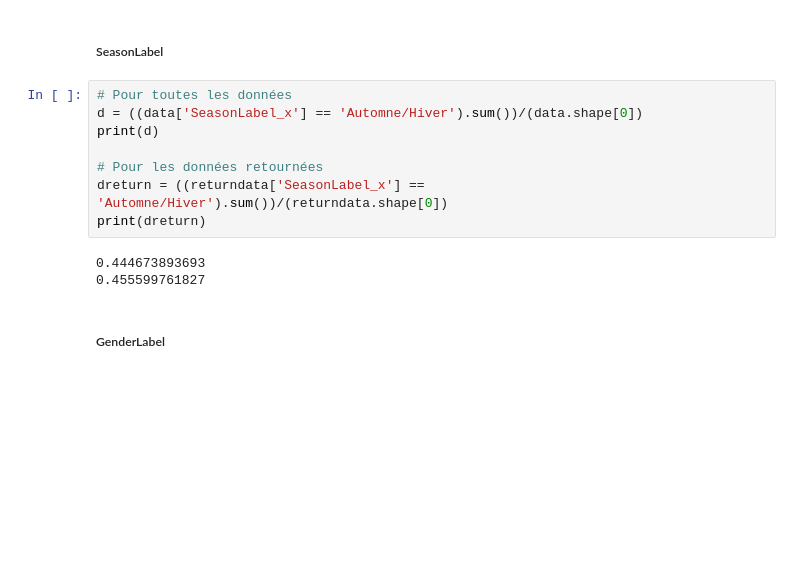
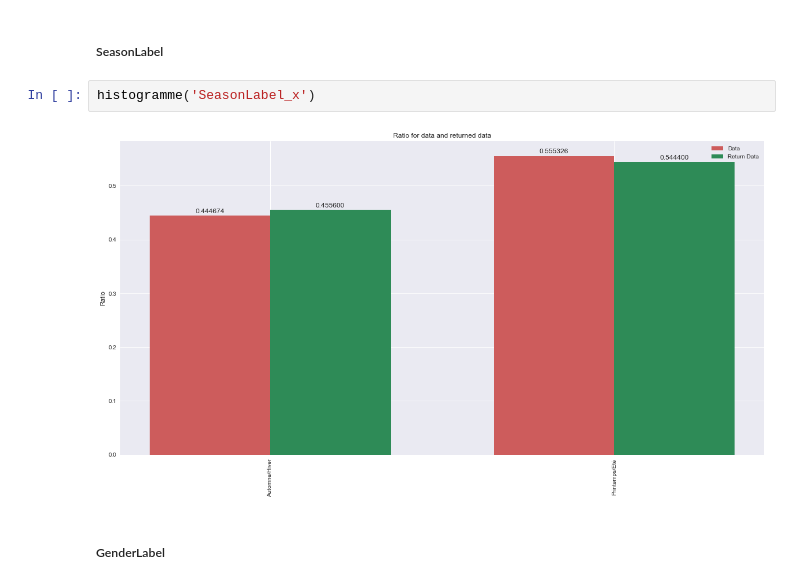
Before and after one commit to pepi4e/SD210-ML-challenge, a Jupyter notebook: statistiques.ipynb, the cells around one changed output. Drawn from its saved outputs; the diff is of its cells as text; blank space fills up the shorter version.

```diff
--- a/statistiques.ipynb
+++ b/statistiques.ipynb
@@ -268,16 +340,9 @@ pour les prix entre 60 et 80€
 0.0433988307892
 # %% [markdown]
 ##### SeasonLabel
-# %%
-# Pour toutes les données
-d = ((data['SeasonLabel_x'] == 'Automne/Hiver').sum())/(data.shape[0])
-print(d)
-
-# Pour les données retournées
-dreturn = ((returndata['SeasonLabel_x'] == 'Automne/Hiver').sum())/(returndata.shape[0])
-print(dreturn)
-# %% [output]
-0.444673893693
-0.455599761827
+# %%
+histogramme('SeasonLabel_x')
+# %% [output]
+[figure, added]
 # %% [markdown]
 ##### GenderLabel
```
Also changed, not shown: parts of 8 cells of this notebook.
